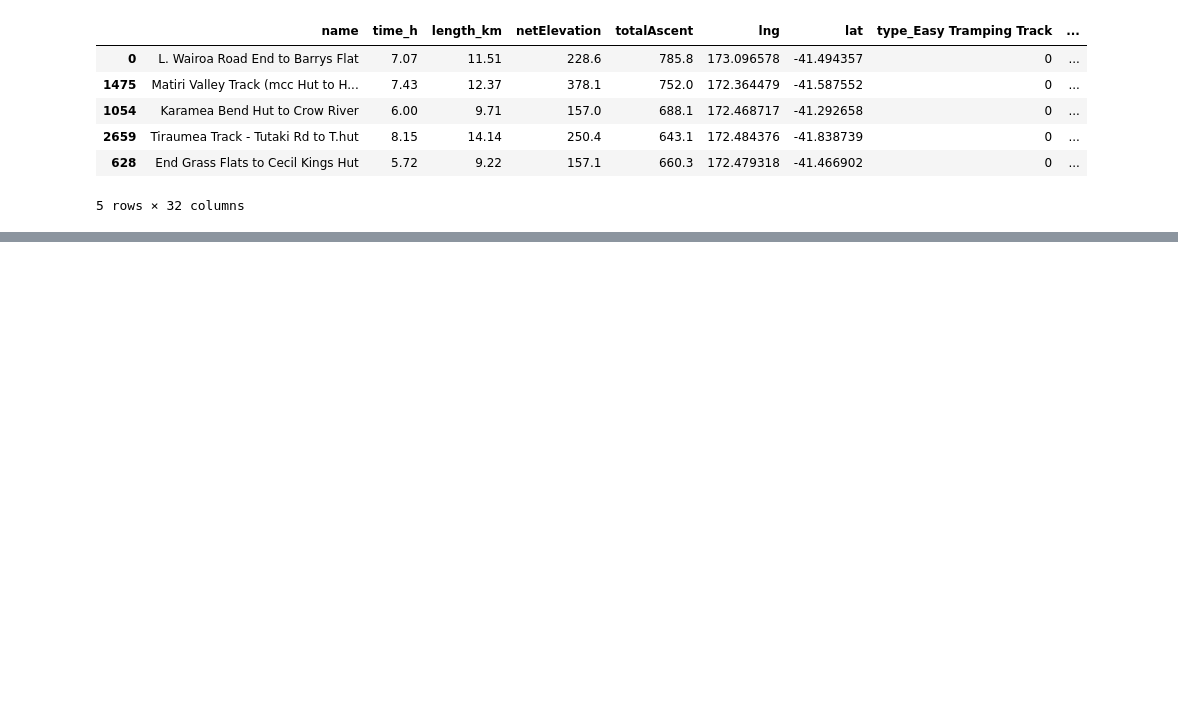
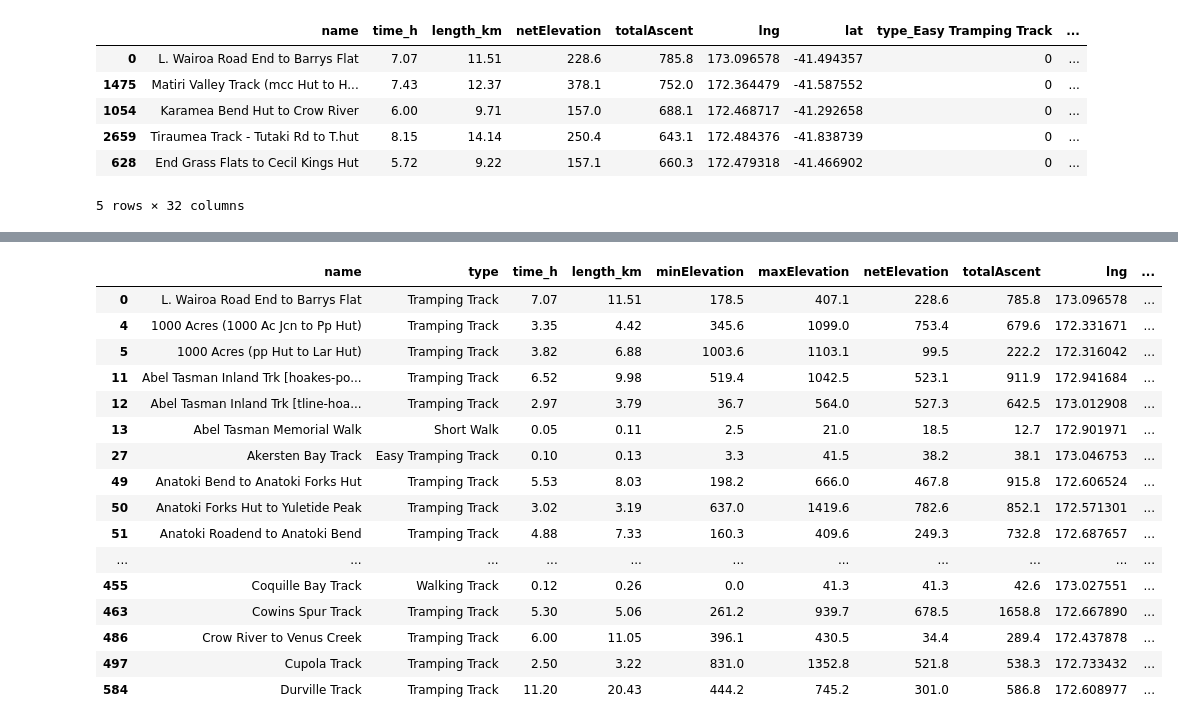
Before and after one commit to robynmundle/trail_recommender, a Jupyter notebook: Cumulative_Scraping.ipynb, the cells around one changed output, grey strips where cells are left out. Drawn from its saved outputs; the diff is of its cells as text; code cells hidden in the pictures; blank space fills up the shorter version.

```diff
--- a/Cumulative_Scraping.ipynb
+++ b/Cumulative_Scraping.ipynb
@@ -540,0 +575,20 @@ closest_trails
+# %%
+df[df['region']=='Tasman'][0:50]
+# %% [output]
+|  | name | type | time_h | length_km | minElevation | maxElevation | netElevation | totalAscent | lng | ... |
+| 0 | L. Wairoa Road End to Barrys Flat | Tramping Track | 7.07 | 11.51 | 178.5 | 407.1 | 228.6 | 785.8 | 173.096578 | ... |
+| 4 | 1000 Acres (1000 Ac Jcn to Pp Hut) | Tramping Track | 3.35 | 4.42 | 345.6 | 1099.0 | 753.4 | 679.6 | 172.331671 | ... |
+| 5 | 1000 Acres (pp Hut to Lar Hut) | Tramping Track | 3.82 | 6.88 | 1003.6 | 1103.1 | 99.5 | 222.2 | 172.316042 | ... |
+| 11 | Abel Tasman Inland Trk [hoakes-po... | Tramping Track | 6.52 | 9.98 | 519.4 | 1042.5 | 523.1 | 911.9 | 172.941684 | ... |
+| 12 | Abel Tasman Inland Trk [tline-hoa... | Tramping Track | 2.97 | 3.79 | 36.7 | 564.0 | 527.3 | 642.5 | 173.012908 | ... |
+| 13 | Abel Tasman Memorial Walk | Short Walk | 0.05 | 0.11 | 2.5 | 21.0 | 18.5 | 12.7 | 172.901971 | ... |
+| 27 | Akersten Bay Track | Easy Tramping Track | 0.10 | 0.13 | 3.3 | 41.5 | 38.2 | 38.1 | 173.046753 | ... |
+| 49 | Anatoki Bend to Anatoki Forks Hut | Tramping Track | 5.53 | 8.03 | 198.2 | 666.0 | 467.8 | 915.8 | 172.606524 | ... |
+| 50 | Anatoki Forks Hut to Yuletide Peak | Tramping Track | 3.02 | 3.19 | 637.0 | 1419.6 | 782.6 | 852.1 | 172.571301 | ... |
+| 51 | Anatoki Roadend to Anatoki Bend | Tramping Track | 4.88 | 7.33 | 160.3 | 409.6 | 249.3 | 732.8 | 172.687657 | ... |
+| ... | ... | ... | ... | ... | ... | ... | ... | ... | ... | ... |
+| 455 | Coquille Bay Track | Walking Track | 0.12 | 0.26 | 0.0 | 41.3 | 41.3 | 42.6 | 173.027551 | ... |
+| 463 | Cowins Spur Track | Tramping Track | 5.30 | 5.06 | 261.2 | 939.7 | 678.5 | 1658.8 | 172.667890 | ... |
+| 486 | Crow River to Venus Creek | Tramping Track | 6.00 | 11.05 | 396.1 | 430.5 | 34.4 | 289.4 | 172.437878 | ... |
+| 497 | Cupola Track | Tramping Track | 2.50 | 3.22 | 831.0 | 1352.8 | 521.8 | 538.3 | 172.733432 | ... |
+| 584 | Durville Track | Tramping Track | 11.20 | 20.43 | 444.2 | 745.2 | 301.0 | 586.8 | 172.608977 | ... |
```
Also changed, not shown: parts of 5 cells of this notebook, 7 other files.
